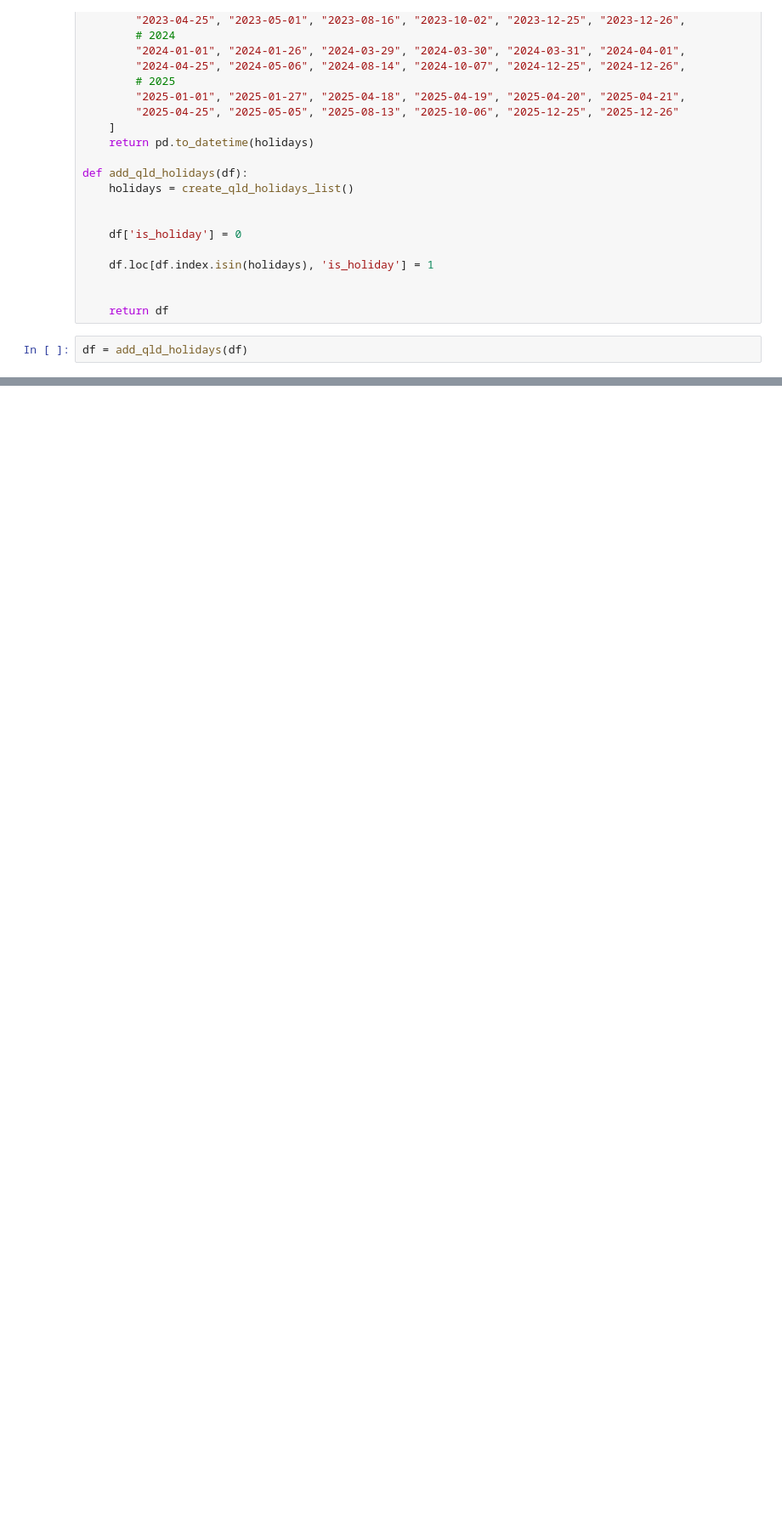
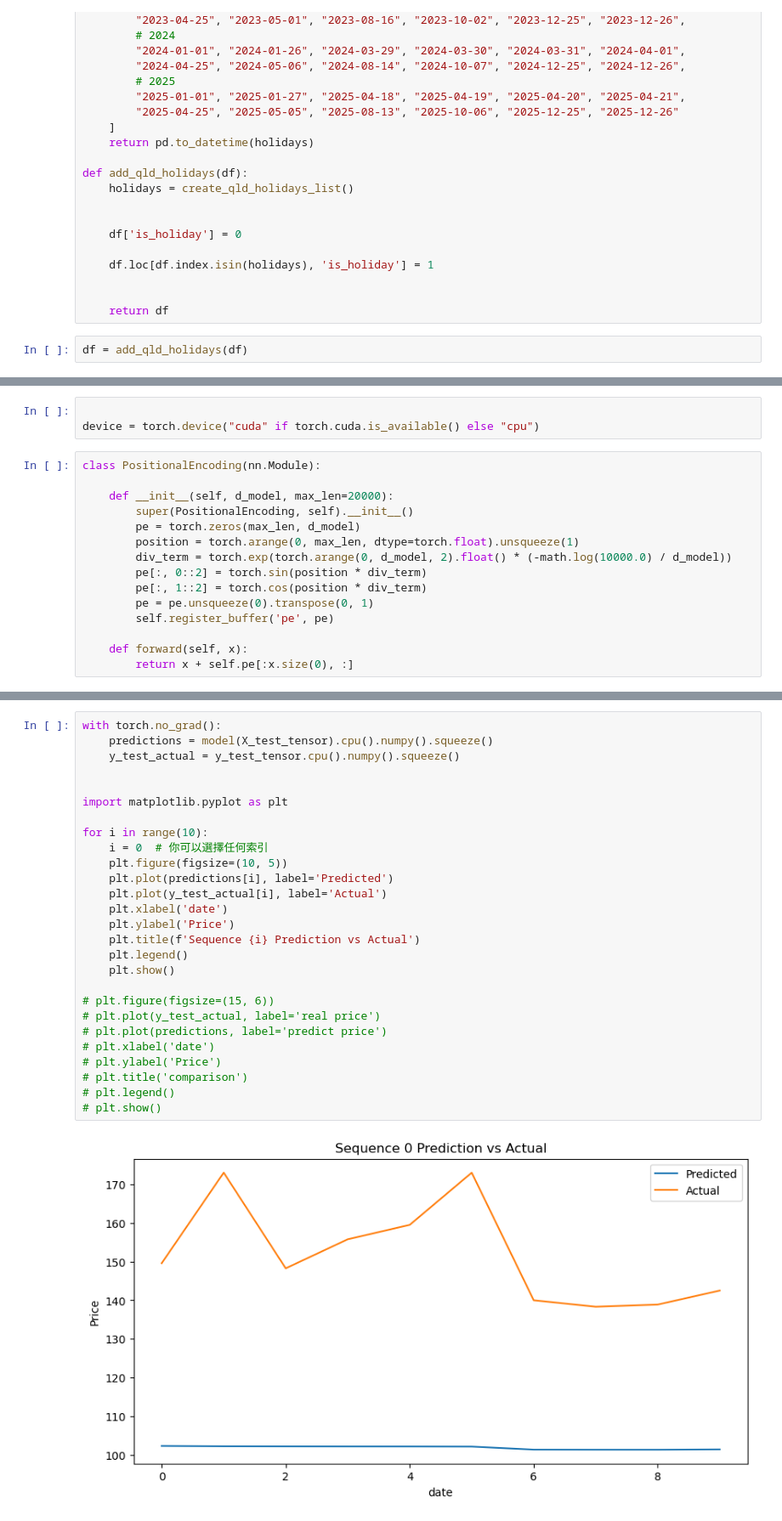
Before and after one commit to AAAZZZR/Capstone_UQ, a Jupyter notebook: Training/Transformer.ipynb, the cells around one changed output, grey strips where cells are left out. Shown at 85% size. Cells and saved outputs as stored; diff of their text form; blank space fills up the shorter version.

```diff
--- a/Training/Transformer.ipynb
+++ b/Training/Transformer.ipynb
@@ -162,0 +86,18 @@ past_observed_mask shape: torch.Size([1, 1, 81504, 51])
+# %%
+
+device = torch.device("cuda" if torch.cuda.is_available() else "cpu")
+# %%
+class PositionalEncoding(nn.Module):
+
+    def __init__(self, d_model, max_len=20000):
+        super(PositionalEncoding, self).__init__()
+        pe = torch.zeros(max_len, d_model)
+        position = torch.arange(0, max_len, dtype=torch.float).unsqueeze(1)
+        div_term = torch.exp(torch.arange(0, d_model, 2).float() * (-math.log(10000.0) / d_model))
+        pe[:, 0::2] = torch.sin(position * div_term)
+        pe[:, 1::2] = torch.cos(position * div_term)
+        pe = pe.unsqueeze(0).transpose(0, 1)
+        self.register_buffer('pe', pe)
+
+    def forward(self, x):
+        return x + self.pe[:x.size(0), :]
@@ -162,0 +260,29 @@ past_observed_mask shape: torch.Size([1, 1, 81504, 51])
+# %%
+with torch.no_grad():
+    predictions = model(X_test_tensor).cpu().numpy().squeeze()
+    y_test_actual = y_test_tensor.cpu().numpy().squeeze()
+
+
+import matplotlib.pyplot as plt
+
+for i in range(10):
+    i = 0  # 你可以選擇任何索引
+    plt.figure(figsize=(10, 5))
+    plt.plot(predictions[i], label='Predicted')
+    plt.plot(y_test_actual[i], label='Actual')
+    plt.xlabel('date')
+    plt.ylabel('Price')
+    plt.title(f'Sequence {i} Prediction vs Actual')
+    plt.legend()
+    plt.show()
+
+# plt.figure(figsize=(15, 6))
+# plt.plot(y_test_actual, label='real price')
+# plt.plot(predictions, label='predict price')
+# plt.xlabel('date')
+# plt.ylabel('Price')
+# plt.title('comparison')
+# plt.legend()
+# plt.show()
+# %% [output]
+[figure, added]
```
Also changed, not shown: parts of 18 cells of this notebook.
